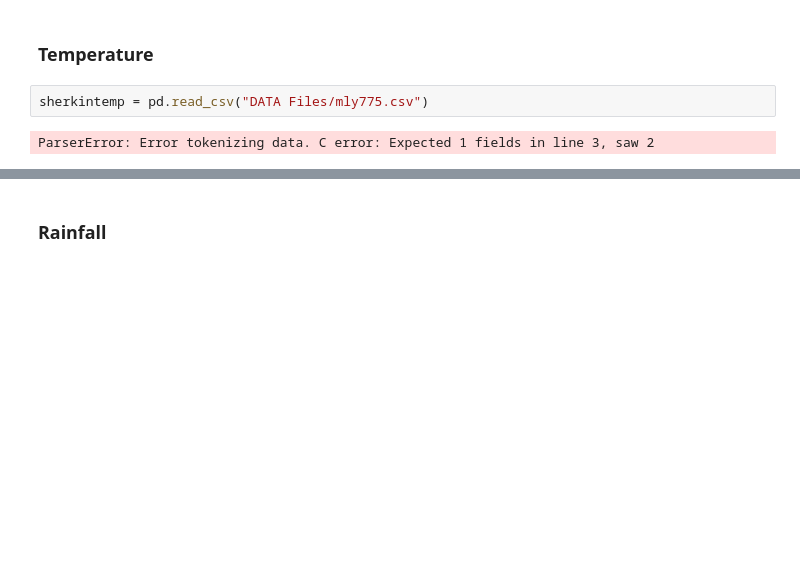
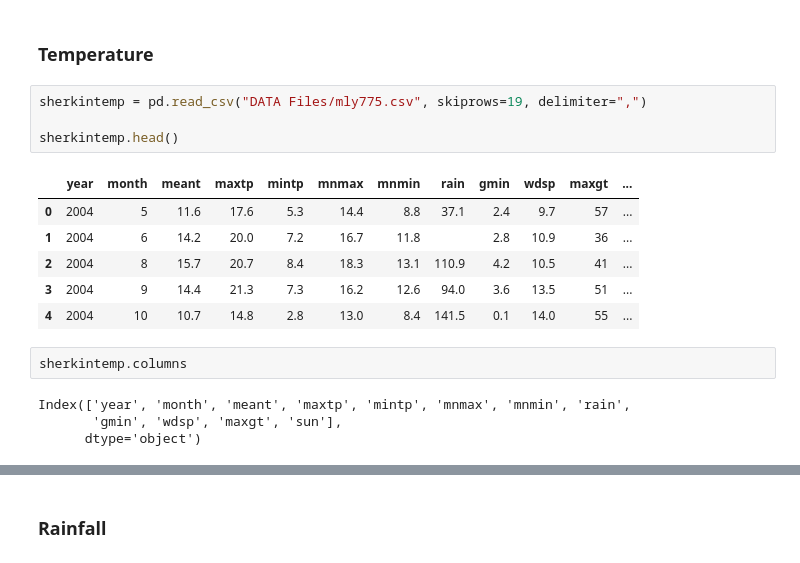
Before and after one commit to rebhanqui/programming-data-project-2, a Jupyter notebook: climate-change-data.ipynb, the cells around one changed output, grey strips where cells are left out. Saved outputs shown, nothing was run; the diff lists cells and outputs as text; blank space fills up the shorter version.

```diff
--- a/climate-change-data.ipynb
+++ b/climate-change-data.ipynb
@@ -621,6 +349,19 @@ print(f"Temp Data Standard Deviation: {correlation}")
 # %% [markdown]
 ### Temperature
 # %%
-sherkintemp = pd.read_csv("DATA Files/mly775.csv")
+sherkintemp = pd.read_csv("DATA Files/mly775.csv", skiprows=19, delimiter=",")
+
+sherkintemp.head()
 # %% [output]
-ParserError: Error tokenizing data. C error: Expected 1 fields in line 3, saw 2
+|  | year | month | meant | maxtp | mintp | mnmax | mnmin | rain | gmin | wdsp | maxgt | ... |
+| 0 | 2004 | 5 | 11.6 | 17.6 | 5.3 | 14.4 | 8.8 | 37.1 | 2.4 | 9.7 | 57 | ... |
+| 1 | 2004 | 6 | 14.2 | 20.0 | 7.2 | 16.7 | 11.8 |  | 2.8 | 10.9 | 36 | ... |
+| 2 | 2004 | 8 | 15.7 | 20.7 | 8.4 | 18.3 | 13.1 | 110.9 | 4.2 | 10.5 | 41 | ... |
+| 3 | 2004 | 9 | 14.4 | 21.3 | 7.3 | 16.2 | 12.6 | 94.0 | 3.6 | 13.5 | 51 | ... |
+| 4 | 2004 | 10 | 10.7 | 14.8 | 2.8 | 13.0 | 8.4 | 141.5 | 0.1 | 14.0 | 55 | ... |
+# %%
+sherkintemp.columns
+# %% [output]
+Index(['year', 'month', 'meant', 'maxtp', 'mintp', 'mnmax', 'mnmin', 'rain',
+       'gmin', 'wdsp', 'maxgt', 'sun'],
+      dtype='object')
```
Also changed, not shown: parts of 42 cells of this notebook, 4 other files.
